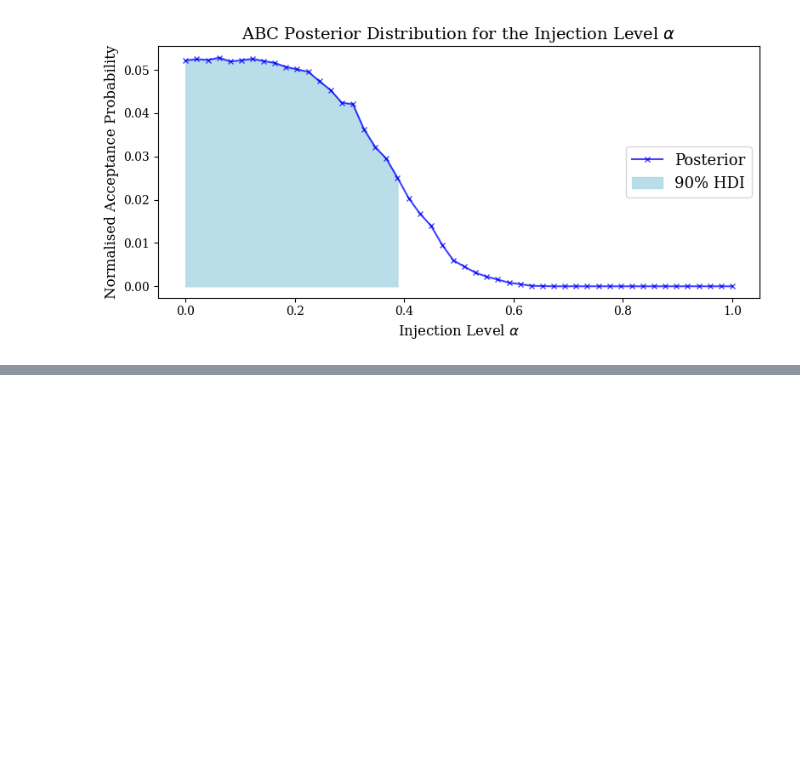
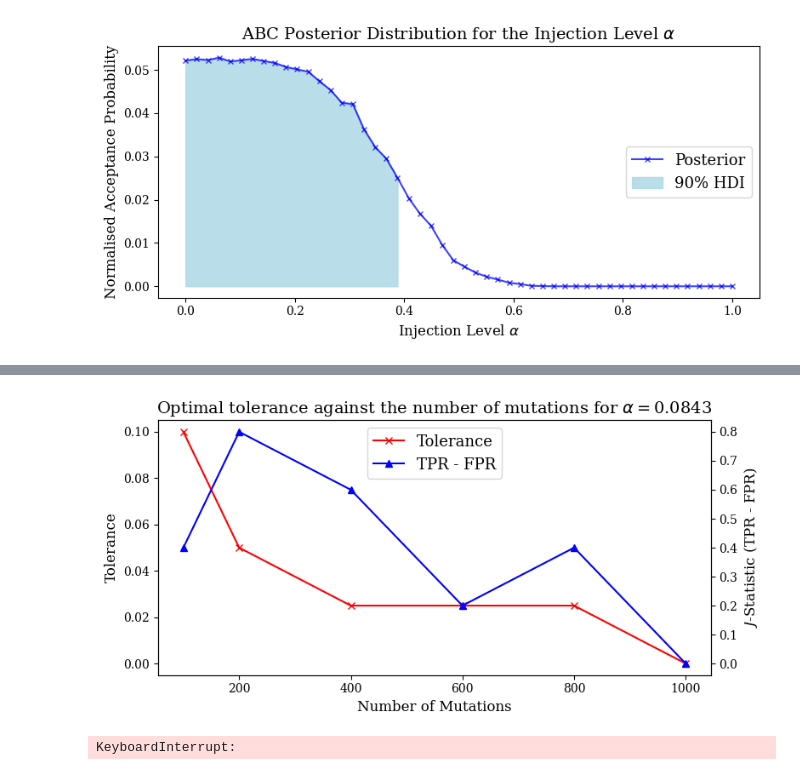
Before and after one commit to fredwdickinson/rscam-g6, a Jupyter notebook: temp/abc_analysis.ipynb, the cells around one changed output, grey strips where cells are left out. Saved outputs shown, nothing was run; the diff lists cells and outputs as text; code cells hidden in the pictures; blank space fills up the shorter version.

```diff
--- a/temp/abc_analysis.ipynb
+++ b/temp/abc_analysis.ipynb
@@ -176,0 +216,12 @@ Interval [0.0, 0.14], containing total mass of 90.0%.
+# %%
+# NOTE to self, can obtain the healthy_profile and sbs88_profile from first two cells.
+# NOTE MAKE SURE YOU ARE STORING THE BEST TOLERANCES FOR ALPHA/NMUT PLEASE!
+importlib.reload(abc_models)
+N_muts_range = np.array([100, 200, 400, 600, 800, 1000])
+tol_range_test = np.array([0.025, 0.05, 0.1, 0.2])
+for alpha_test in [0.0843, 0.1, 0.25, 0.5, 1]:
+    abc_models.optimal_alpha_tol(healthy_profile, sbs88_profile, alpha_test,
+                                 N_muts_range, tol_range = tol_range_test, plot = True)
+# %% [output]
+[figure, added]
+KeyboardInterrupt:
```
Also changed, not shown: parts of 22 cells of this notebook, 1 other file.
